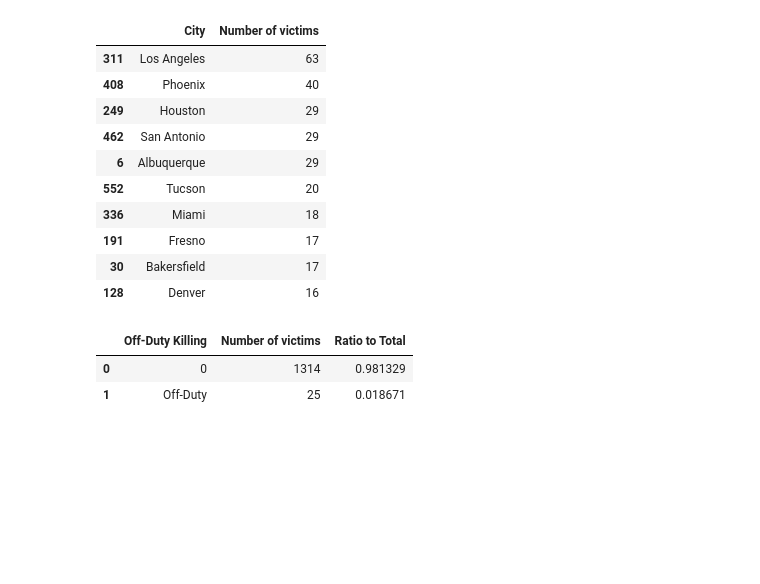
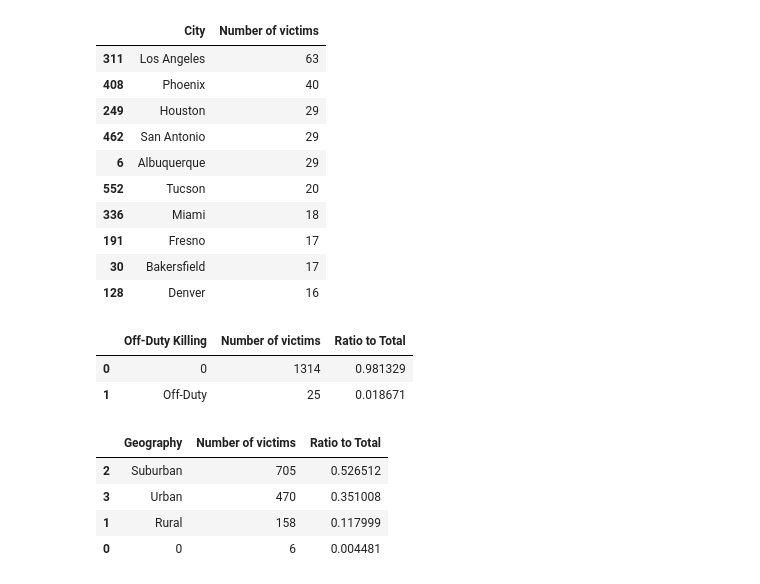
Before and after one commit to trile83/Police-Violence, a Jupyter notebook: Police Kill.ipynb, the cells around one changed output. Drawn from its saved outputs; the diff is of its cells as text; code cells hidden in the pictures; blank space fills up the shorter version.

```diff
--- a/Police Kill.ipynb
+++ b/Police Kill.ipynb
@@ -294,3 +298,14 @@ df_his_off_groupby.sort_values(by="Number of victims", ascending = False)
 |  | Off-Duty Killing | Number of victims | Ratio to Total |
 | 0 | 0 | 1314 | 0.981329 |
 | 1 | Off-Duty | 25 | 0.018671 |
+# %%
+df_his_geo_groupby = df_his.groupby(['Geography']).agg({"Victim's name":"count"}).reset_index()
+df_his_geo_groupby.columns = ['Geography',"Number of victims"]
+df_his_geo_groupby['Ratio to Total'] = df_his_geo_groupby['Number of victims']/len(df_his)
+df_his_geo_groupby.sort_values(by="Number of victims", ascending = False).head(5)
+# %% [output]
+|  | Geography | Number of victims | Ratio to Total |
+| 2 | Suburban | 705 | 0.526512 |
+| 3 | Urban | 470 | 0.351008 |
+| 1 | Rural | 158 | 0.117999 |
+| 0 | 0 | 6 | 0.004481 |
```
Also changed, not shown: parts of 4 cells of this notebook.
